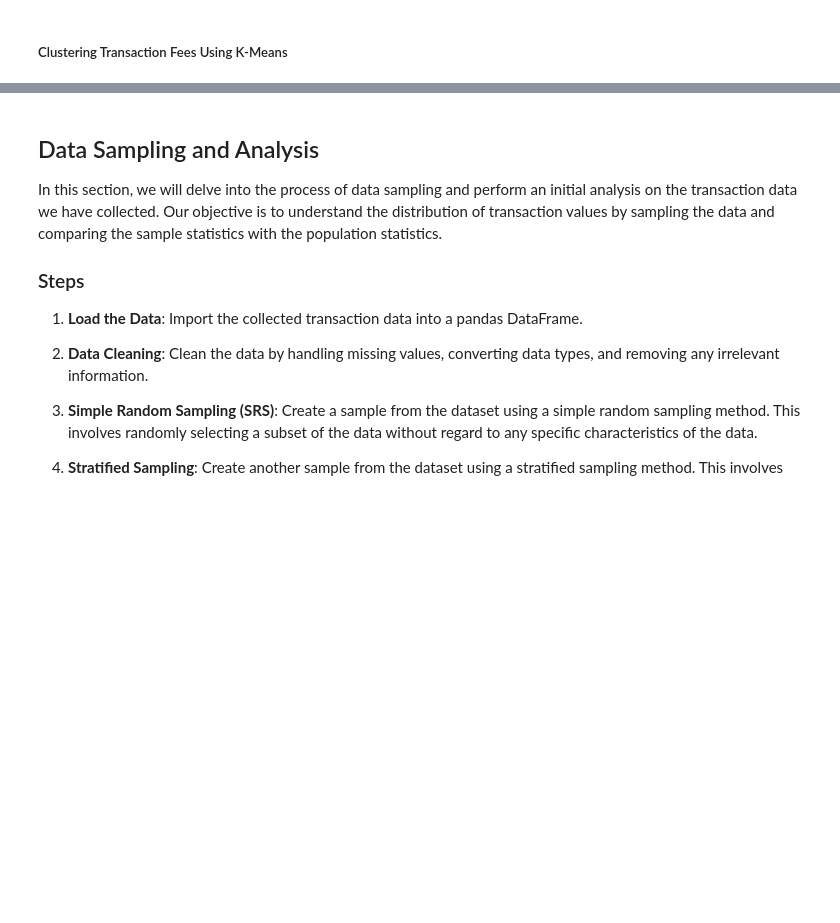
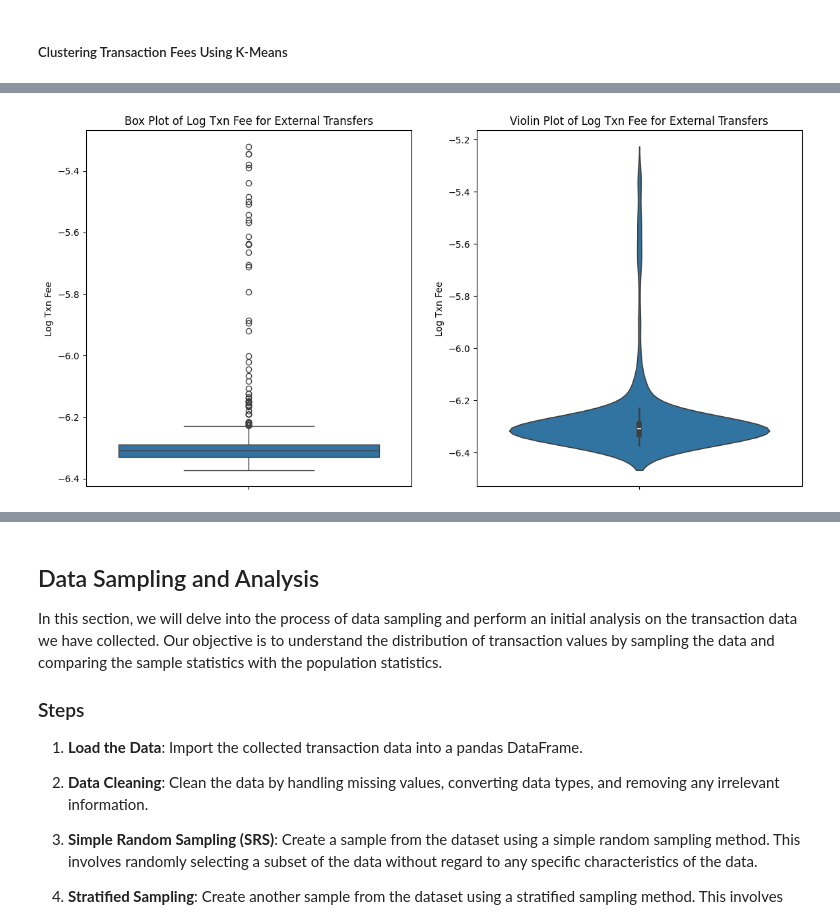
Before and after one commit to F102M8/data_science-CA0-1, a Jupyter notebook: CA0.ipynb, the cells around one changed output, grey strips where cells are left out. Cells and saved outputs as stored; diff of their text form; code cells hidden in the pictures; blank space fills up the shorter version.

Commit message:
kmeans used for clustering data

```diff
--- a/CA0.ipynb
+++ b/CA0.ipynb
@@ -311,3 +311,7 @@ plt.show()
 [figure]
 # %% [markdown]
 ##### Clustering Transaction Fees Using K-Means
+# %%
+kmeans = KMeans(n_clusters=2, random_state=42, n_init=5)
+kmeans.fit(external_tx_df[['Log Txn Fee']].values)
+external_tx_df.loc[:, 'Cluster Label'] = kmeans.labels_
@@ -313,0 +331,13 @@ plt.show()
+# %%
+plt.figure(figsize=(14, 7))
+plt.subplot(1, 2, 1)
+sns.boxplot(data=external_tx_df[external_tx_df['Cluster Label'] == 0], y='Log Txn Fee')
+plt.title('Box Plot of Log Txn Fee for External Transfers')
+
+plt.subplot(1, 2, 2)
+sns.violinplot(data=external_tx_df[external_tx_df['Cluster Label'] == 0], y='Log Txn Fee')
+plt.title('Violin Plot of Log Txn Fee for External Transfers')
+
+plt.show()
+# %% [output]
+[figure, added]
```
Also changed, not shown: parts of 2 cells of this notebook.
